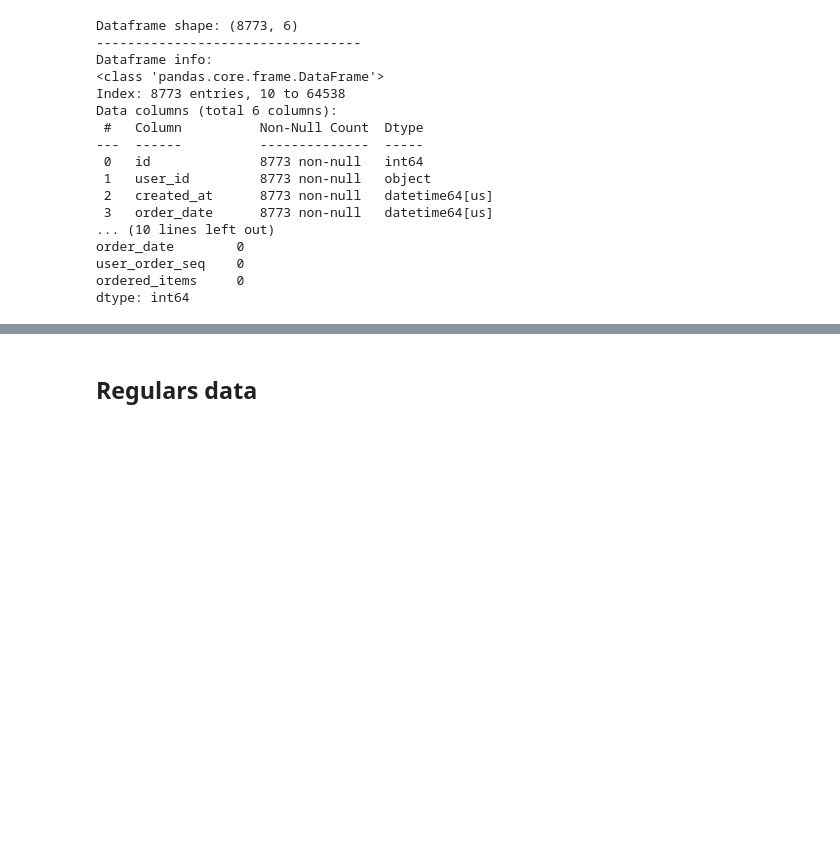
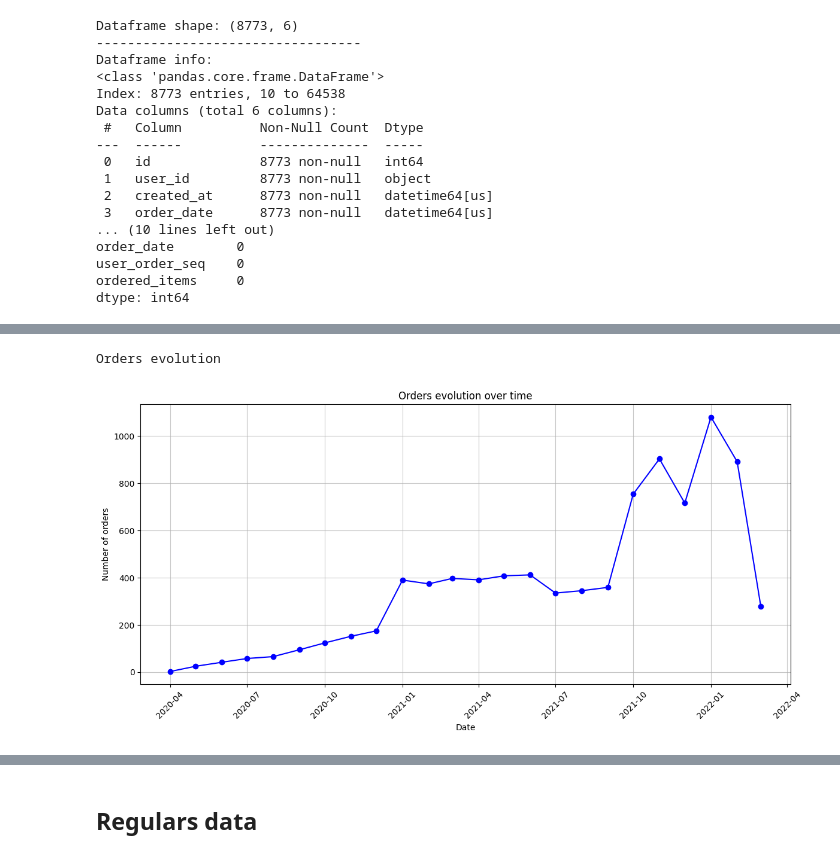
Before and after one commit to 10alexmarcos/zrive-ds, a Jupyter notebook: src/module_2/module_2_EDA.ipynb, the cells around one changed output, grey strips where cells are left out. Saved outputs shown, nothing was run; the diff lists cells and outputs as text; code cells hidden in the pictures; blank space fills up the shorter version.

```diff
--- a/src/module_2/module_2_EDA.ipynb
+++ b/src/module_2/module_2_EDA.ipynb
@@ -39,3 +42,7 @@ order_date        0
 user_order_seq    0
 ordered_items     0
 dtype: int64
+# %%
+#Let's create a new column with the nbumber of items per order
+orders_df['number_of_ordered_items'] = orders_df['ordered_items'].apply(len)
+orders_df.head(20)
@@ -41,0 +67,20 @@ dtype: int64
+# %%
+#evolution of orders in the last years
+
+print("Orders evolution")
+
+orders_by_month = orders_df.groupby(orders_df['created_at'].dt.to_period('M')).size()
+orders_by_month.index = orders_by_month.index.to_timestamp()
+
+plt.figure(figsize=(12,6))
+plt.plot(orders_by_month.index, orders_by_month.values, marker='o', linestyle='-', color='b')
+plt.title('Orders evolution over time')
+plt.xlabel('Date')
+plt.ylabel('Number of orders')
+plt.grid(True, alpha=0.7)
+plt.xticks(rotation=45)
+plt.tight_layout()
+plt.show()
+# %% [output]
+Orders evolution
+[figure, added]
```
Also changed, not shown: parts of 17 cells of this notebook, 2 other files.
